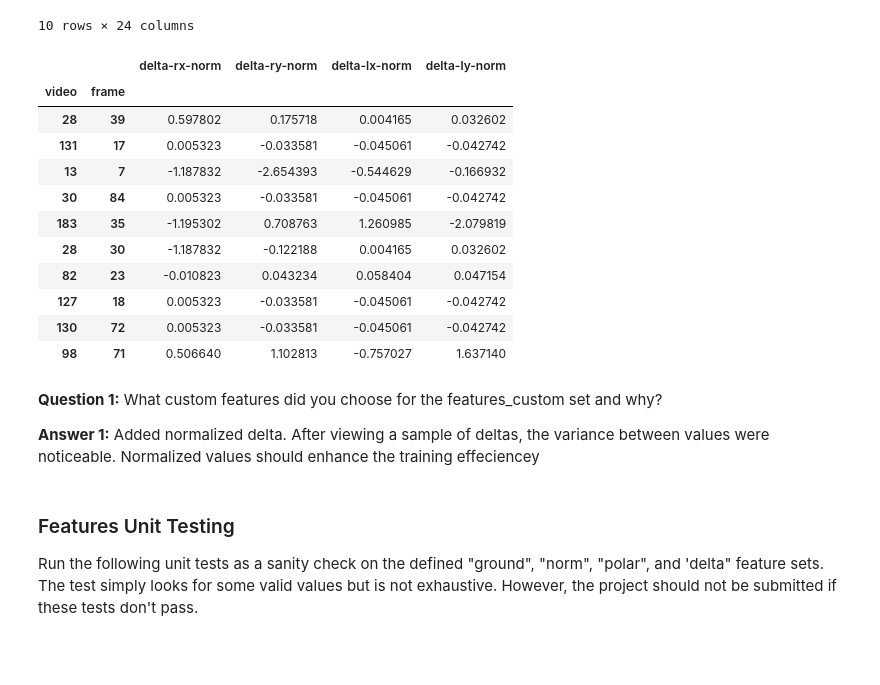
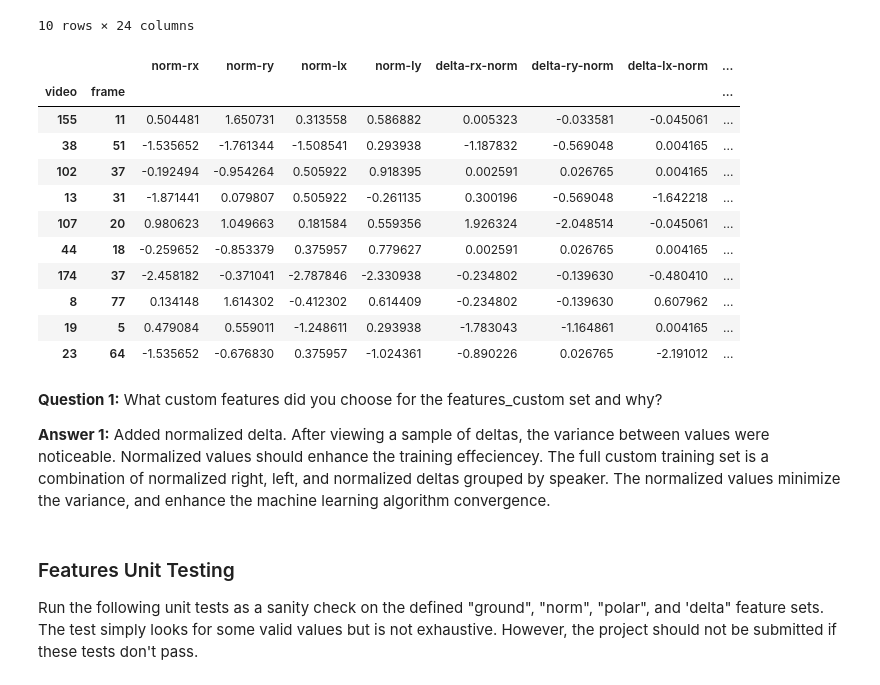
Before and after one commit to barmag/aind-recognizer, a Jupyter notebook: asl_recognizer.ipynb, the cells around one changed output. Drawn from its saved outputs; the diff is of its cells as text; code cells hidden in the pictures; blank space fills up the shorter version.

```diff
--- a/asl_recognizer.ipynb
+++ b/asl_recognizer.ipynb
@@ -296,37 +296,37 @@ asl.df.sample(10)
 # %%
 # TODO add features of your own design, which may be a combination of the above or something else
 # Name these whatever you would like
 
 # TODO define a list named 'features_custom' for building the training set
 def calc_custom_features():
     df_means = asl.df.groupby('speaker').mean()
     df_std = asl.df.groupby('speaker').std()
     cl = asl.df['speaker']
     asl.df['delta-rx-norm'] = (asl.df['delta-rx'] - cl.map(df_means['delta-rx'])) / cl.map(df_std['delta-rx'])
     asl.df['delta-ry-norm'] = (asl.df['delta-ry'] - cl.map(df_means['delta-ry'])) / cl.map(df_std['delta-ry'])
     asl.df['delta-lx-norm'] = (asl.df['delta-lx'] - cl.map(df_means['delta-lx'])) / cl.map(df_std['delta-lx'])
     asl.df['delta-ly-norm'] = (asl.df['delta-ly'] - cl.map(df_means['delta-ly'])) / cl.map(df_std['delta-ly'])
 #print(asl.df['delta-rx'])
 calc_custom_features()
-features_custom = ['delta-rx-norm', 'delta-ry-norm', 'delta-lx-norm', 'delta-ly-norm']
+features_custom = features_norm + ['delta-rx-norm', 'delta-ry-norm', 'delta-lx-norm', 'delta-ly-norm']
 asl.df[features_custom].sample(10)
 # %% [output]
-|  |  | delta-rx-norm | delta-ry-norm | delta-lx-norm | delta-ly-norm |
-| video | frame |  |  |  |  |
-| 28 | 39 | 0.597802 | 0.175718 | 0.004165 | 0.032602 |
-| 131 | 17 | 0.005323 | -0.033581 | -0.045061 | -0.042742 |
-| 13 | 7 | -1.187832 | -2.654393 | -0.544629 | -0.166932 |
-| 30 | 84 | 0.005323 | -0.033581 | -0.045061 | -0.042742 |
-| 183 | 35 | -1.195302 | 0.708763 | 1.260985 | -2.079819 |
-| 28 | 30 | -1.187832 | -0.122188 | 0.004165 | 0.032602 |
-| 82 | 23 | -0.010823 | 0.043234 | 0.058404 | 0.047154 |
-| 127 | 18 | 0.005323 | -0.033581 | -0.045061 | -0.042742 |
-| 130 | 72 | 0.005323 | -0.033581 | -0.045061 | -0.042742 |
-| 98 | 71 | 0.506640 | 1.102813 | -0.757027 | 1.637140 |
+|  |  | norm-rx | norm-ry | norm-lx | norm-ly | delta-rx-norm | delta-ry-norm | delta-lx-norm | ... |
+| video | frame |  |  |  |  |  |  |  | ... |
+| 155 | 11 | 0.504481 | 1.650731 | 0.313558 | 0.586882 | 0.005323 | -0.033581 | -0.045061 | ... |
+| 38 | 51 | -1.535652 | -1.761344 | -1.508541 | 0.293938 | -1.187832 | -0.569048 | 0.004165 | ... |
+| 102 | 37 | -0.192494 | -0.954264 | 0.505922 | 0.918395 | 0.002591 | 0.026765 | 0.004165 | ... |
+| 13 | 31 | -1.871441 | 0.079807 | 0.505922 | -0.261135 | 0.300196 | -0.569048 | -1.642218 | ... |
+| 107 | 20 | 0.980623 | 1.049663 | 0.181584 | 0.559356 | 1.926324 | -2.048514 | -0.045061 | ... |
+| 44 | 18 | -0.259652 | -0.853379 | 0.375957 | 0.779627 | 0.002591 | 0.026765 | 0.004165 | ... |
+| 174 | 37 | -2.458182 | -0.371041 | -2.787846 | -2.330938 | -0.234802 | -0.139630 | -0.480410 | ... |
+| 8 | 77 | 0.134148 | 1.614302 | -0.412302 | 0.614409 | -0.234802 | -0.139630 | 0.607962 | ... |
+| 19 | 5 | 0.479084 | 0.559011 | -1.248611 | 0.293938 | -1.783043 | -1.164861 | 0.004165 | ... |
+| 23 | 64 | -1.535652 | -0.676830 | 0.375957 | -1.024361 | -0.890226 | 0.026765 | -2.191012 | ... |
 # %% [markdown]
 **Question 1:**  What custom features did you choose for the features_custom set and why?
 
-**Answer 1:** Added normalized delta. After viewing a sample of deltas, the variance between values were noticeable. Normalized values should enhance the training effeciencey
+**Answer 1:** Added normalized delta. After viewing a sample of deltas, the variance between values were noticeable. Normalized values should enhance the training effeciencey. The full custom training set is a combination of normalized right, left, and normalized deltas grouped by speaker. The normalized values minimize the variance, and enhance the machine learning algorithm convergence.
 # %% [markdown]
 <a id='part1_test'></a>
 ### Features Unit Testing
```
Also changed, not shown: parts of 26 cells of this notebook, 4 other files.
